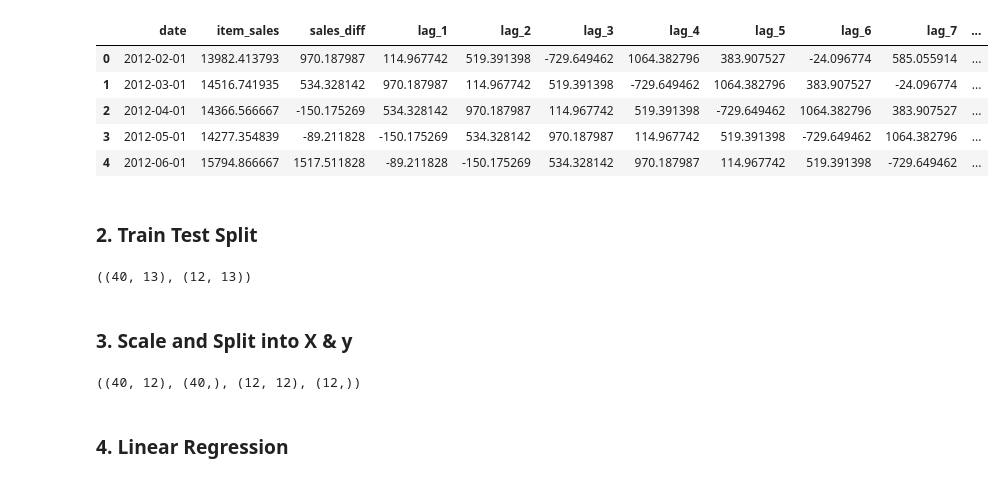
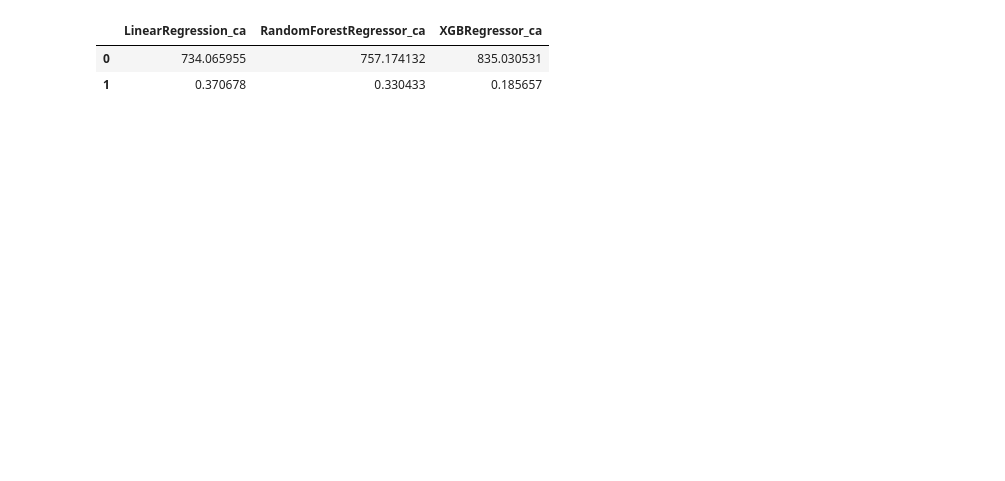
Before and after one commit to czaloumi/forecasting-time-series, a Jupyter notebook: src/1_ca_regression.ipynb, the cells around one changed output. Saved outputs shown, nothing was run; the diff lists cells and outputs as text; code cells hidden in the pictures; blank space fills up the shorter version.

Commit message:
ca regression results

```diff
--- a/src/1_ca_regression.ipynb
+++ b/src/1_ca_regression.ipynb
@@ -19,26 +37,7 @@ import pickle
 # %%
-ca_df = pd.read_csv('../data/ca_supervised.csv')
-ca_df.head()
+scores_df = pd.read_csv('../data/model_scores.csv')
+scores_df
 # %% [output]
-|  | date | item_sales | sales_diff | lag_1 | lag_2 | lag_3 | lag_4 | lag_5 | lag_6 | lag_7 | ... |
-| 0 | 2012-02-01 | 13982.413793 | 970.187987 | 114.967742 | 519.391398 | -729.649462 | 1064.382796 | 383.907527 | -24.096774 | 585.055914 | ... |
-| 1 | 2012-03-01 | 14516.741935 | 534.328142 | 970.187987 | 114.967742 | 519.391398 | -729.649462 | 1064.382796 | 383.907527 | -24.096774 | ... |
-| 2 | 2012-04-01 | 14366.566667 | -150.175269 | 534.328142 | 970.187987 | 114.967742 | 519.391398 | -729.649462 | 1064.382796 | 383.907527 | ... |
-| 3 | 2012-05-01 | 14277.354839 | -89.211828 | -150.175269 | 534.328142 | 970.187987 | 114.967742 | 519.391398 | -729.649462 | 1064.382796 | ... |
-| 4 | 2012-06-01 | 15794.866667 | 1517.511828 | -89.211828 | -150.175269 | 534.328142 | 970.187987 | 114.967742 | 519.391398 | -729.649462 | ... |
+|  | LinearRegression_ca | RandomForestRegressor_ca | XGBRegressor_ca |
+| 0 | 734.065955 | 757.174132 | 835.030531 |
+| 1 | 0.370678 | 0.330433 | 0.185657 |
-# %% [markdown]
-### 2. Train Test Split
-# %%
-train, test = train_test_spli(ca_df)
-train.shape, test.shape
-# %% [output]
-((40, 13), (12, 13))
-# %% [markdown]
-### 3. Scale and Split into X & y
-# %%
-X_train, y_train, X_test, y_test, scaler_object = scale_data(train, test)
-X_train.shape, y_train.shape, X_test.shape, y_test.shape
-# %% [output]
-((40, 12), (40,), (12, 12), (12,))
-# %% [markdown]
-### 4. Linear Regression
```
Also changed, not shown: parts of 14 cells of this notebook, 5 other files.
